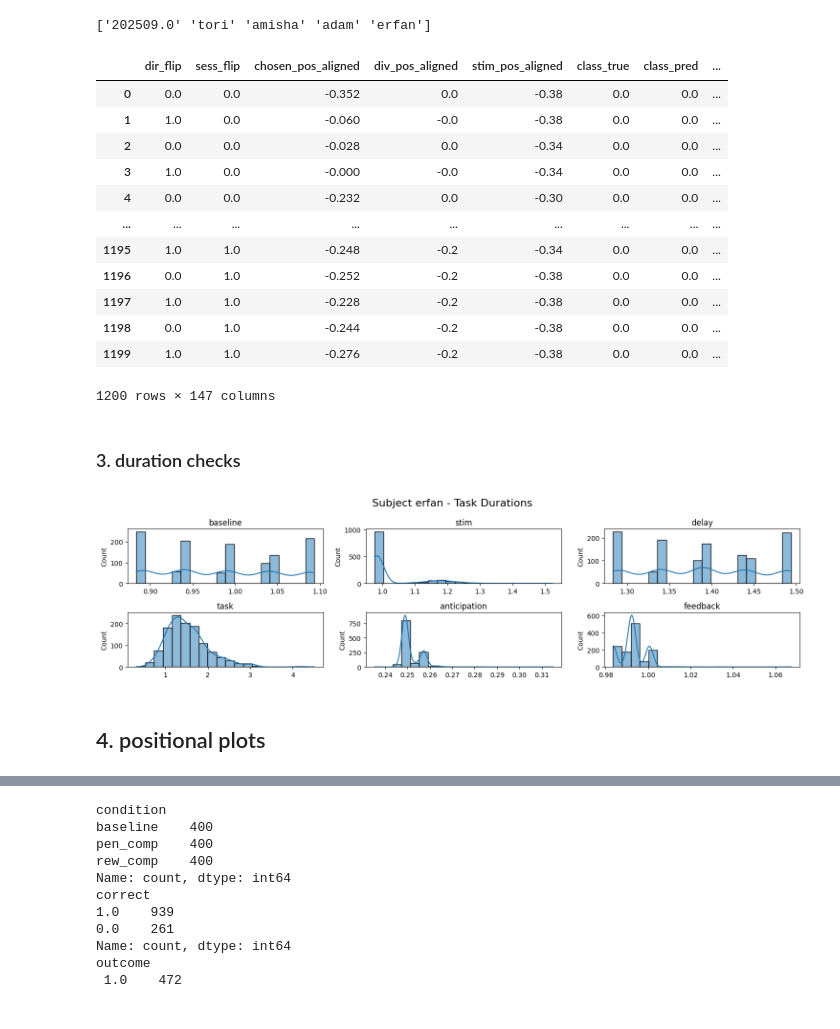
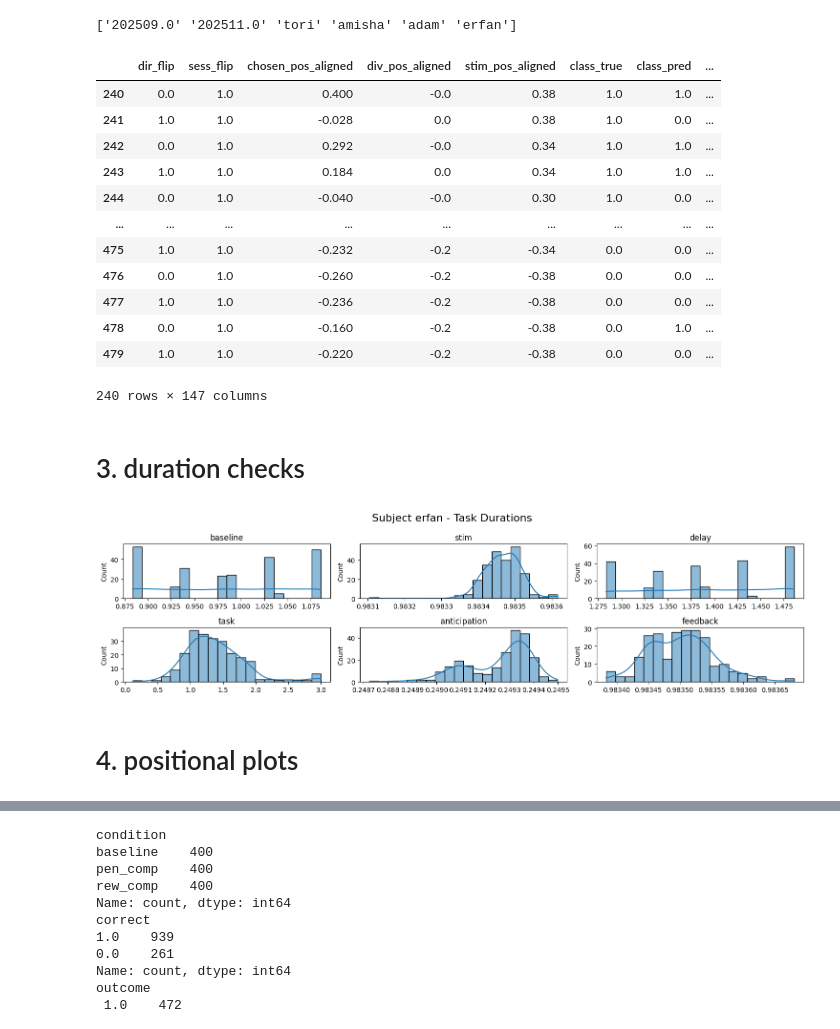
Before and after one commit to siyer7/asymmetry_design, a Jupyter notebook: code/beh_analyses.ipynb, the cells around one changed output, grey strips where cells are left out. Cells and saved outputs as stored; diff of their text form; code cells hidden in the pictures.

```diff
--- a/code/beh_analyses.ipynb
+++ b/code/beh_analyses.ipynb
@@ -172,26 +177,27 @@ df_subjs
 # %%
+# select a particular subject for analysis
 subjs = df_subjs['subj'].unique()
 print(subjs)
-df_analysis = df_subjs[df_subjs['subj'] == '202509.0'].copy()
-df_analysis = df_subjs.copy()
+df_analysis = df_subjs[df_subjs['subj'] == '202511.0'].copy()
+# df_analysis = df_subjs.copy()
 df_analysis
 # %% [output]
-['202509.0' 'tori' 'amisha' 'adam' 'erfan']
+['202509.0' '202511.0' 'tori' 'amisha' 'adam' 'erfan']
 |  | dir_flip | sess_flip | chosen_pos_aligned | div_pos_aligned | stim_pos_aligned | class_true | class_pred | ... |
-| 0 | 0.0 | 0.0 | -0.352 | 0.0 | -0.38 | 0.0 | 0.0 | ... |
-| 1 | 1.0 | 0.0 | -0.060 | -0.0 | -0.38 | 0.0 | 0.0 | ... |
-| 2 | 0.0 | 0.0 | -0.028 | 0.0 | -0.34 | 0.0 | 0.0 | ... |
-| 3 | 1.0 | 0.0 | -0.000 | -0.0 | -0.34 | 0.0 | 0.0 | ... |
-| 4 | 0.0 | 0.0 | -0.232 | 0.0 | -0.30 | 0.0 | 0.0 | ... |
+| 240 | 0.0 | 1.0 | 0.400 | -0.0 | 0.38 | 1.0 | 1.0 | ... |
+| 241 | 1.0 | 1.0 | -0.028 | 0.0 | 0.38 | 1.0 | 0.0 | ... |
+| 242 | 0.0 | 1.0 | 0.292 | -0.0 | 0.34 | 1.0 | 1.0 | ... |
+| 243 | 1.0 | 1.0 | 0.184 | 0.0 | 0.34 | 1.0 | 1.0 | ... |
+| 244 | 0.0 | 1.0 | -0.040 | -0.0 | 0.30 | 1.0 | 0.0 | ... |
 | ... | ... | ... | ... | ... | ... | ... | ... | ... |
-| 1195 | 1.0 | 1.0 | -0.248 | -0.2 | -0.34 | 0.0 | 0.0 | ... |
-| 1196 | 0.0 | 1.0 | -0.252 | -0.2 | -0.38 | 0.0 | 0.0 | ... |
-| 1197 | 1.0 | 1.0 | -0.228 | -0.2 | -0.38 | 0.0 | 0.0 | ... |
-| 1198 | 0.0 | 1.0 | -0.244 | -0.2 | -0.38 | 0.0 | 0.0 | ... |
-| 1199 | 1.0 | 1.0 | -0.276 | -0.2 | -0.38 | 0.0 | 0.0 | ... |
+| 475 | 1.0 | 1.0 | -0.232 | -0.2 | -0.34 | 0.0 | 0.0 | ... |
+| 476 | 0.0 | 1.0 | -0.260 | -0.2 | -0.38 | 0.0 | 0.0 | ... |
+| 477 | 1.0 | 1.0 | -0.236 | -0.2 | -0.38 | 0.0 | 0.0 | ... |
+| 478 | 0.0 | 1.0 | -0.160 | -0.2 | -0.38 | 0.0 | 1.0 | ... |
+| 479 | 1.0 | 1.0 | -0.220 | -0.2 | -0.38 | 0.0 | 0.0 | ... |
-1200 rows × 147 columns
+240 rows × 147 columns
 # %% [markdown]
-### 3. duration checks
+# 3. duration checks
 # %%
 # create column for each phases's duration
 expt_phases = ['baseline', 'stim', 'delay', 'task', 'anticipation', 'feedback']
@@ -219,6 +225,6 @@ plt.show()
 # short_feedback = df_analysis.loc[df_analysis['feedback_dur'] < 0.998]
 # print(f'{len(short_feedback)} trials: {short_feedback.index.tolist()}')
 # %% [output]
-[figure, old version]
+[figure, new version]
 # %% [markdown]
-## 4. positional plots
+# 4. positional plots
```
Also changed, not shown: parts of 12 cells of this notebook, 2 other files.
